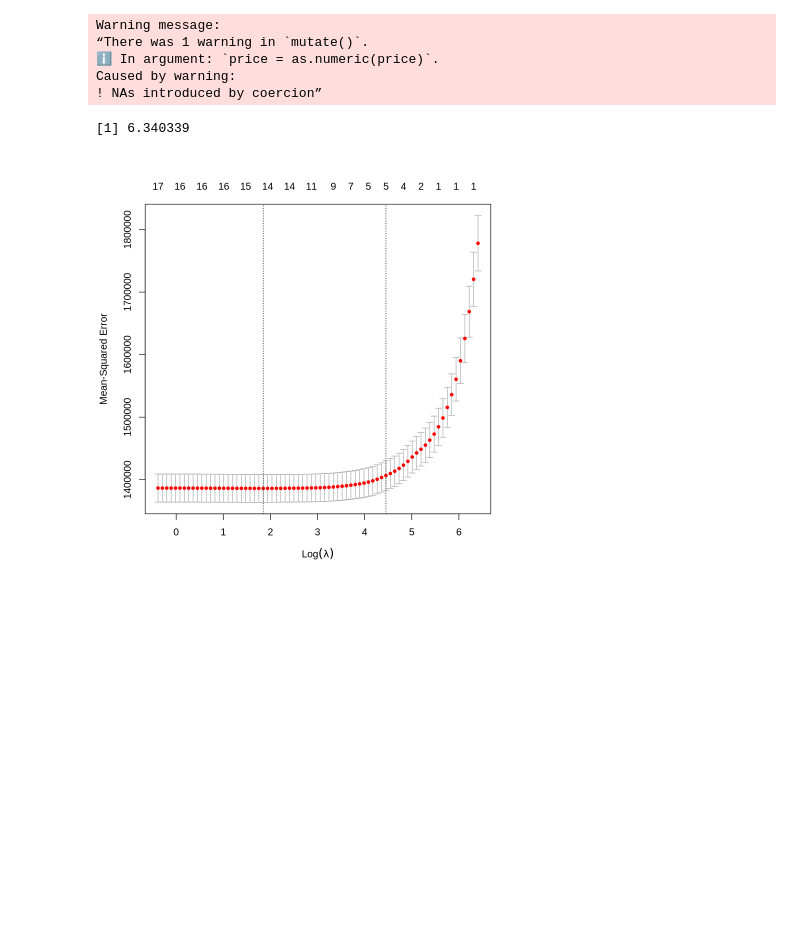
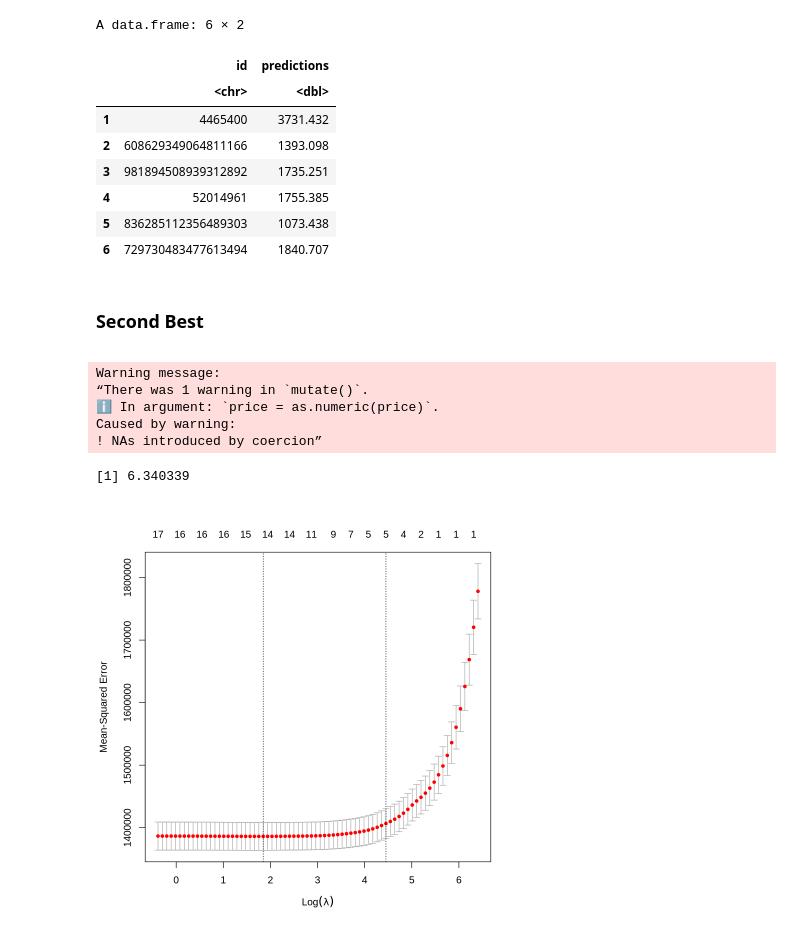
Before and after one commit to amahaj02/WIDS-Case-Comp, a Jupyter notebook: sidd.ipynb, the cells around one changed output. Cells and saved outputs as stored; diff of their text form; code cells hidden in the pictures; blank space fills up the shorter version.

```diff
--- a/sidd.ipynb
+++ b/sidd.ipynb
@@ -5,3 +128,25 @@ library(tidyverse)
+# %%
+x_clean <- makeX(test_clean,
+          na.impute = TRUE)
+
+test_pred_y_clean <- predict(best_model_n0, s = best_lambda_n0, newx = x_clean)
+# %%
+latest <- data.frame(read.csv("test.csv", colClasses = c("id" = "character"))$id, test_pred_y_clean)
+colnames(latest) <- c("id", "predictions")
+head(latest)
+write.csv(latest, "latest_clean.csv", row.names = FALSE)
+# %% [output]
+A data.frame: 6 × 2
+|  | id | predictions |
+|  | <chr> | <dbl> |
+| 1 | 4465400 | 3731.432 |
+| 2 | 608629349064811166 | 1393.098 |
+| 3 | 981894508939312892 | 1735.251 |
+| 4 | 52014961 | 1755.385 |
+| 5 | 836285112356489303 | 1073.438 |
+| 6 | 729730483477613494 | 1840.707 |
+# %% [markdown]
+**<h3>Second Best</h3>**
 # %%
 train_data <- read.csv("train.csv")
 test_data <- read.csv("test.csv", colClasses = c("id" = "character"))
```
Also changed, not shown: parts of 6 cells of this notebook.
